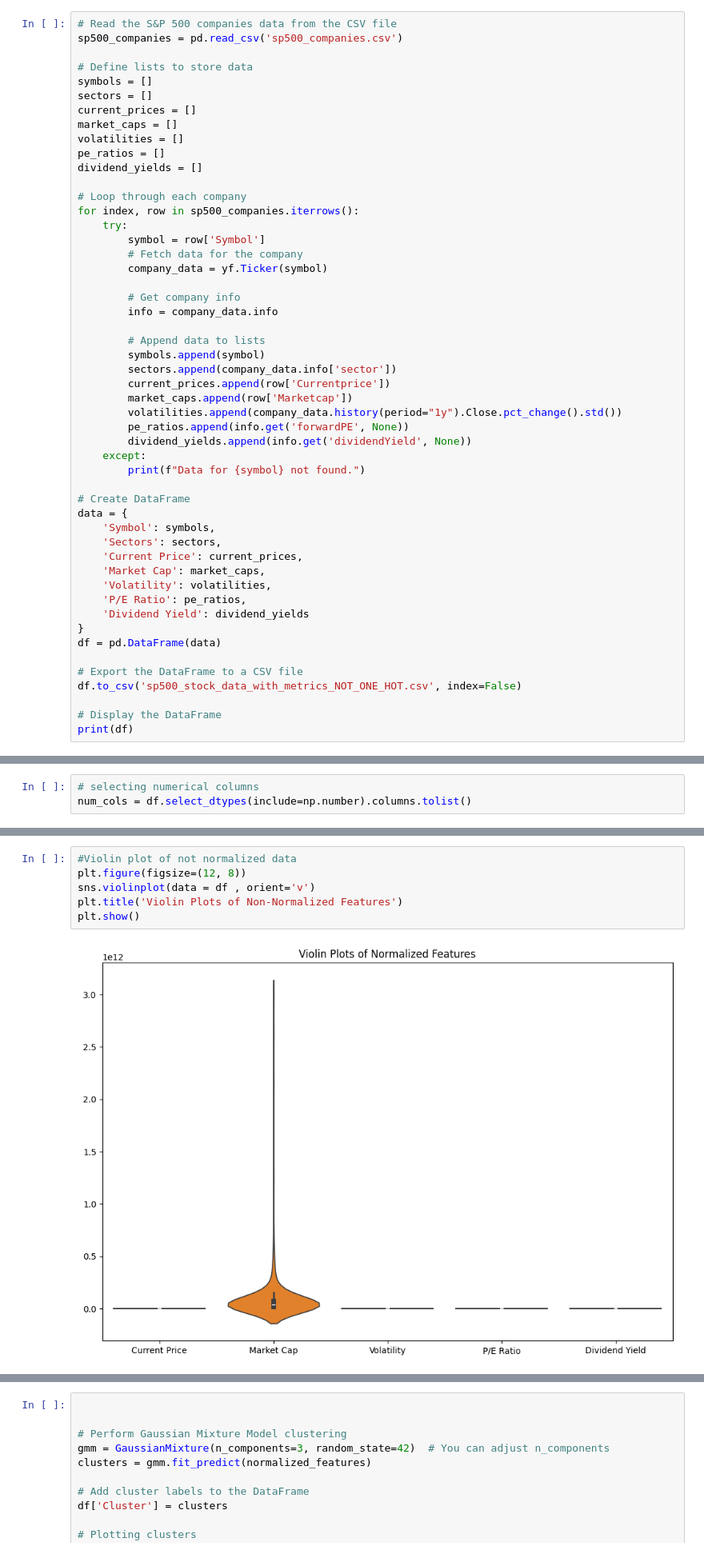
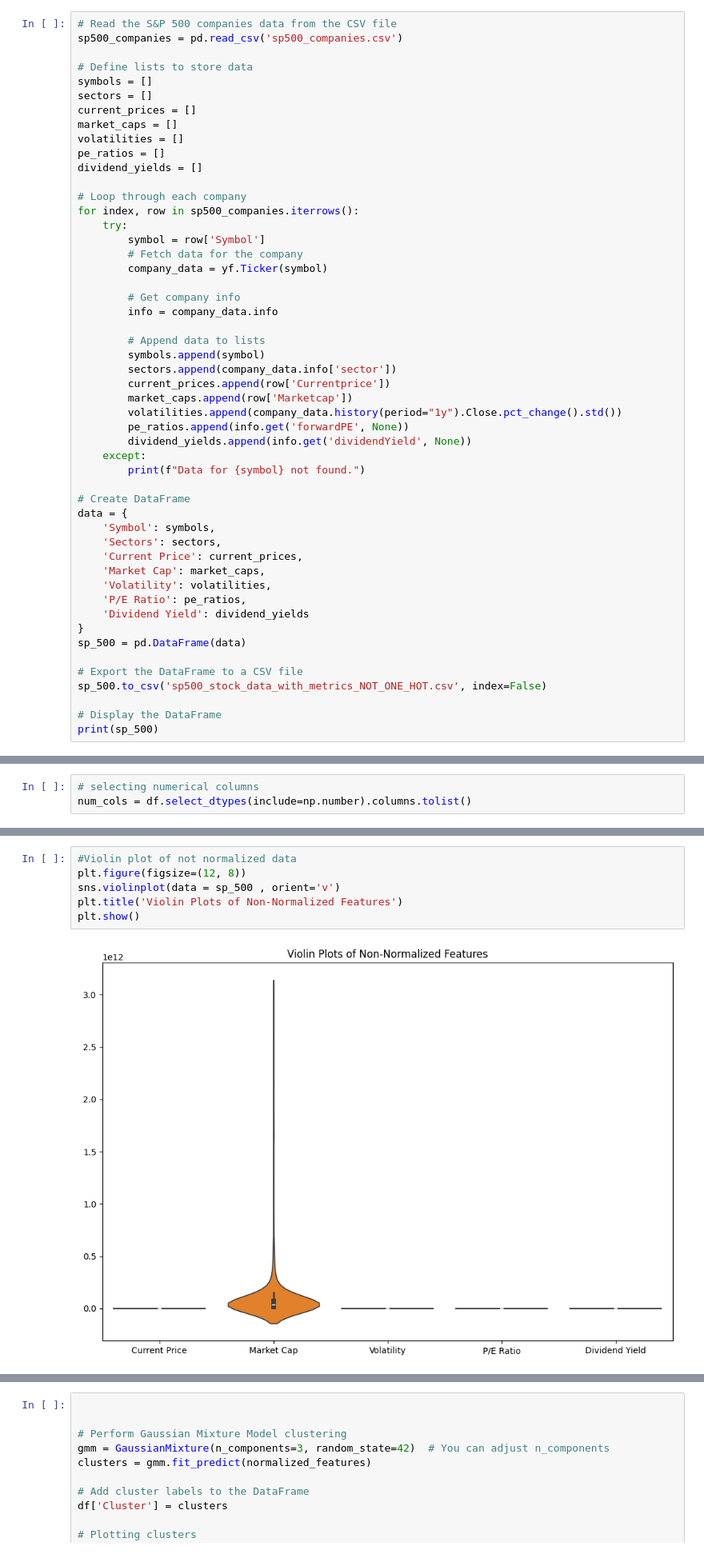
Before and after one commit to Purpup/COGS118B-Project, a Jupyter notebook: FinalProject.ipynb, the cells around one changed output, grey strips where cells are left out. Shown at 80% size. Saved outputs shown, nothing was run; the diff lists cells and outputs as text.

```diff
--- a/FinalProject.ipynb
+++ b/FinalProject.ipynb
@@ -127,12 +127,12 @@ data = {
     'P/E Ratio': pe_ratios,
     'Dividend Yield': dividend_yields
 }
-df = pd.DataFrame(data)
+sp_500 = pd.DataFrame(data)
 
 # Export the DataFrame to a CSV file
-df.to_csv('sp500_stock_data_with_metrics_NOT_ONE_HOT.csv', index=False)
+sp_500.to_csv('sp500_stock_data_with_metrics_NOT_ONE_HOT.csv', index=False)
 
 # Display the DataFrame
-print(df)
+print(sp_500)
 # %% [output]
     Symbol                 Sectors  Current Price     Market Cap  Volatility  \
@@ -253,11 +253,11 @@ plt.show()
 # %%
 #Violin plot of not normalized data
 plt.figure(figsize=(12, 8))
-sns.violinplot(data = df , orient='v')
+sns.violinplot(data = sp_500 , orient='v')
 plt.title('Violin Plots of Non-Normalized Features')
 plt.show()
 # %% [output]
-[figure, old version]
+[figure, new version]
 # %%
 #Violin plot of normalized data
 plt.figure(figsize=(12, 8))
```
Also changed, not shown: parts of 6 cells of this notebook, 2 other files.
